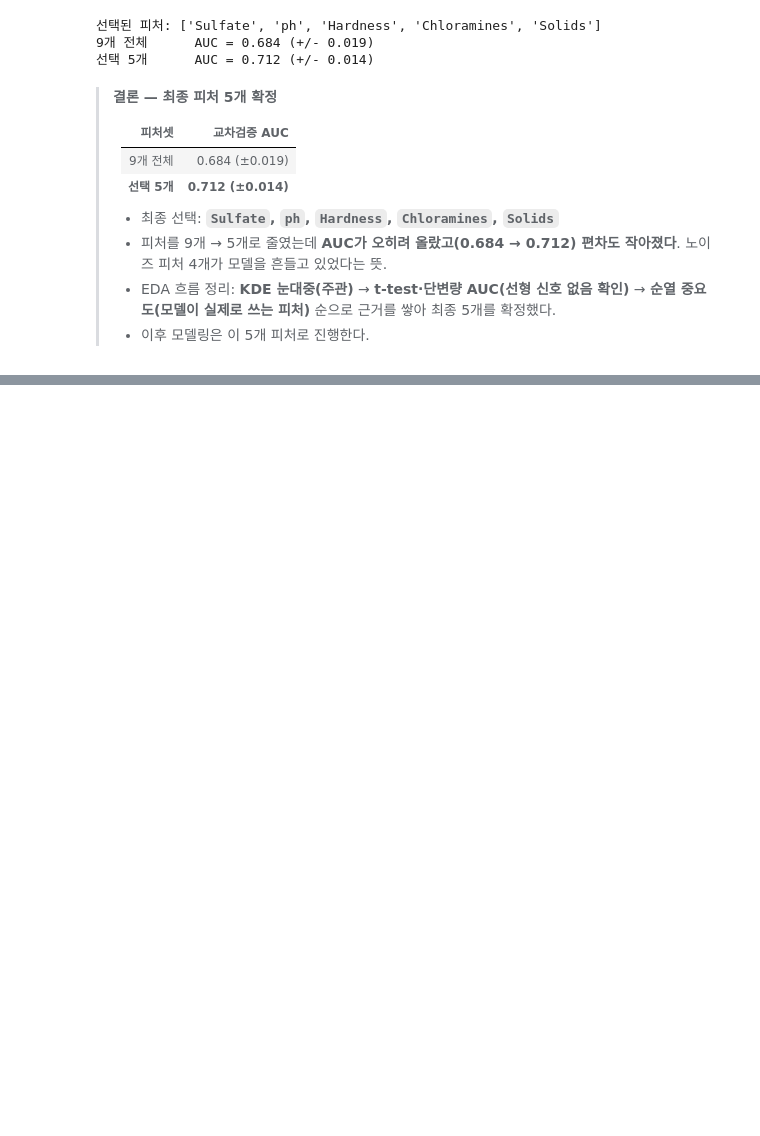
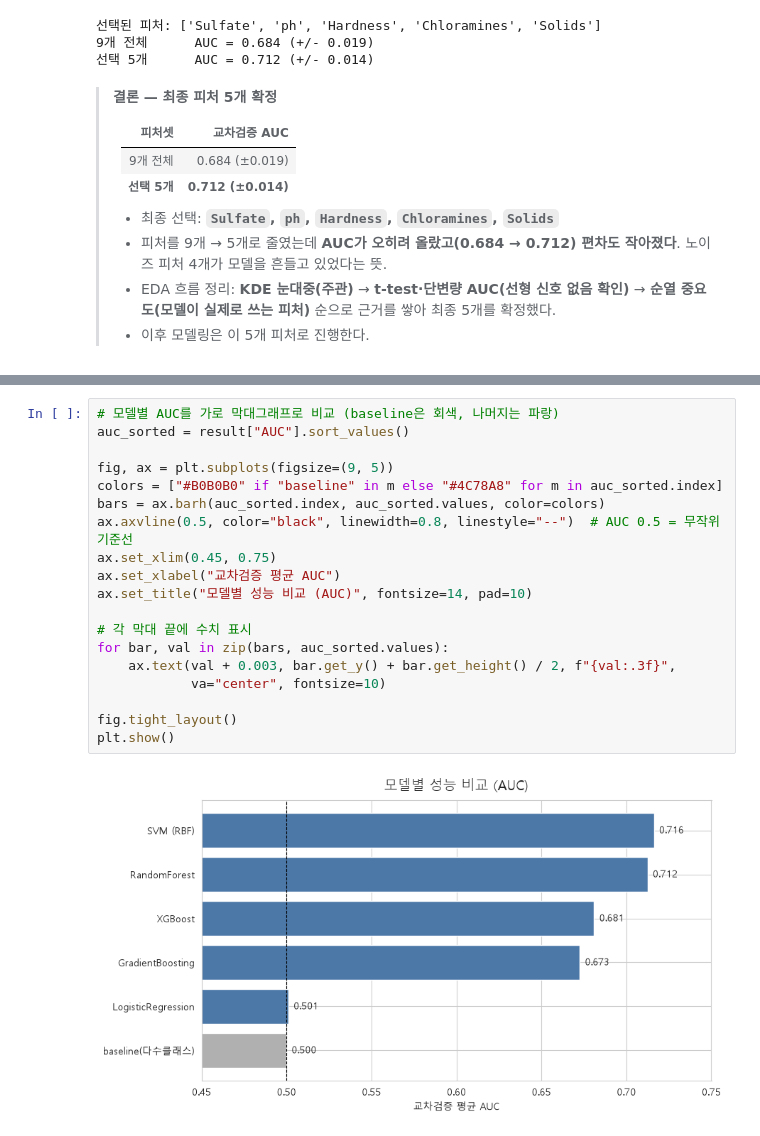
Before and after one commit to rhys3680-cell/sesac-ml, a Jupyter notebook: notebooks/13_water_potability.ipynb, the cells around one changed output, grey strips where cells are left out. Cells and saved outputs as stored; diff of their text form; blank space fills up the shorter version.

```diff
--- a/notebooks/13_water_potability.ipynb
+++ b/notebooks/13_water_potability.ipynb
@@ -446,0 +512,21 @@ for name, cols in [("9개 전체", features), (f"선택 {len(selected_features)}
+# %%
+# 모델별 AUC를 가로 막대그래프로 비교 (baseline은 회색, 나머지는 파랑)
+auc_sorted = result["AUC"].sort_values()
+
+fig, ax = plt.subplots(figsize=(9, 5))
+colors = ["#B0B0B0" if "baseline" in m else "#4C78A8" for m in auc_sorted.index]
+bars = ax.barh(auc_sorted.index, auc_sorted.values, color=colors)
+ax.axvline(0.5, color="black", linewidth=0.8, linestyle="--")  # AUC 0.5 = 무작위 기준선
+ax.set_xlim(0.45, 0.75)
+ax.set_xlabel("교차검증 평균 AUC")
+ax.set_title("모델별 성능 비교 (AUC)", fontsize=14, pad=10)
+
+# 각 막대 끝에 수치 표시
+for bar, val in zip(bars, auc_sorted.values):
+    ax.text(val + 0.003, bar.get_y() + bar.get_height() / 2, f"{val:.3f}",
+            va="center", fontsize=10)
+
+fig.tight_layout()
+plt.show()
+# %% [output]
+[figure, added]
```
Also changed, not shown: parts of 3 cells of this notebook.
